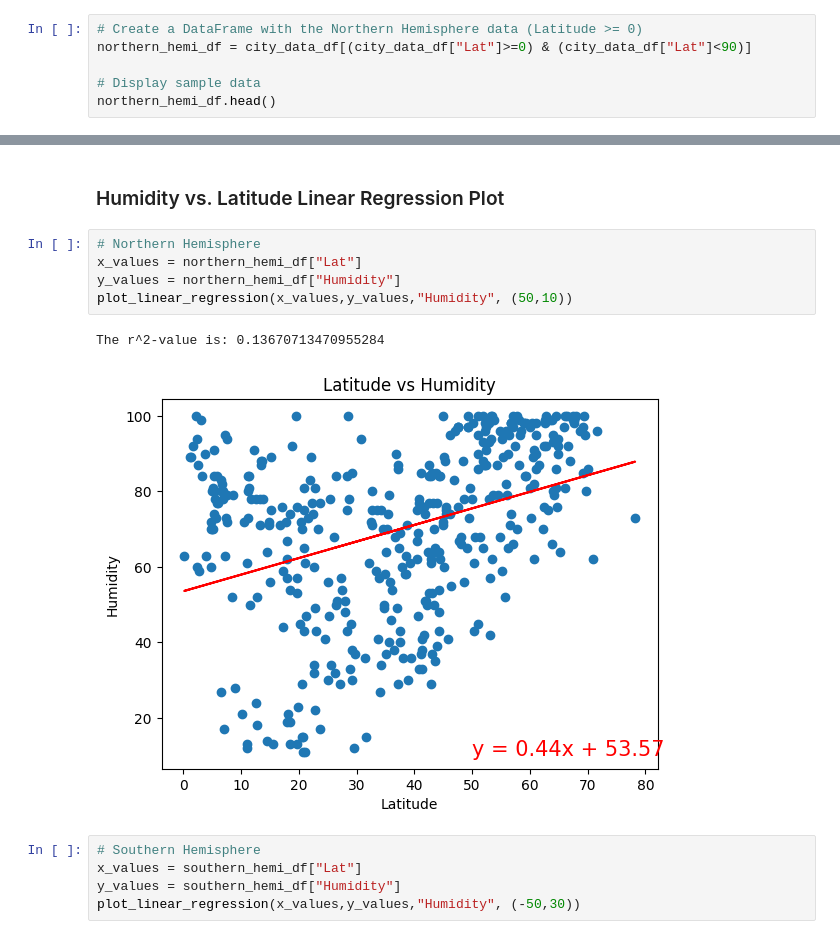
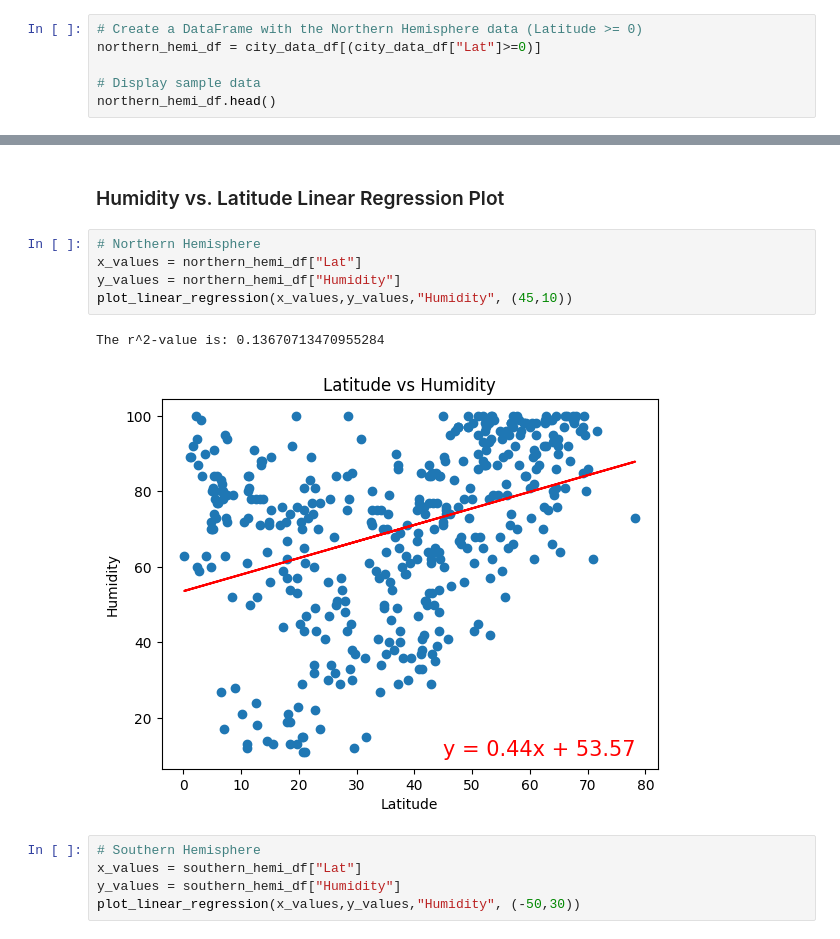
Before and after one commit to JHBoon/python_api_challenge_2025, a Jupyter notebook: Weatherpy/Starter_Code/WeatherPy.ipynb, the cells around one changed output, grey strips where cells are left out. Drawn from its saved outputs; the diff is of its cells as text.

```diff
--- a/Weatherpy/Starter_Code/WeatherPy.ipynb
+++ b/Weatherpy/Starter_Code/WeatherPy.ipynb
@@ -294,7 +293,7 @@ def plot_linear_regression(x_values, y_values, title, text_coordinates):
     plt.show()
 # %%
 # Create a DataFrame with the Northern Hemisphere data (Latitude >= 0)
-northern_hemi_df = city_data_df[(city_data_df["Lat"]>=0) & (city_data_df["Lat"]<90)]
+northern_hemi_df = city_data_df[(city_data_df["Lat"]>=0)]
 
 # Display sample data
 northern_hemi_df.head()
@@ -348,11 +347,11 @@ In contrast, the Southern Hemisphere has an R² of just 0.2, but this is likely
 # %%
 # Northern Hemisphere
 x_values = northern_hemi_df["Lat"]
 y_values = northern_hemi_df["Humidity"]
-plot_linear_regression(x_values,y_values,"Humidity", (50,10))
+plot_linear_regression(x_values,y_values,"Humidity", (45,10))
 # %% [output]
 The r^2-value is: 0.13670713470955284
-[figure, old version]
+[figure, new version]
 # %%
 # Southern Hemisphere
 x_values = southern_hemi_df["Lat"]
```
Also changed, not shown: parts of 5 cells of this notebook, 1 other file.
